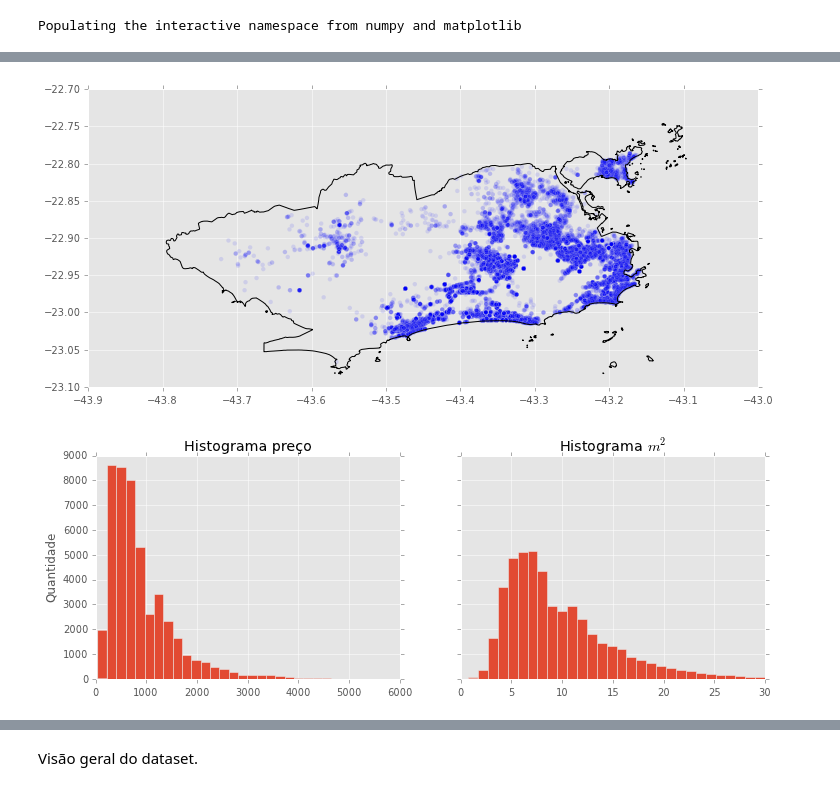
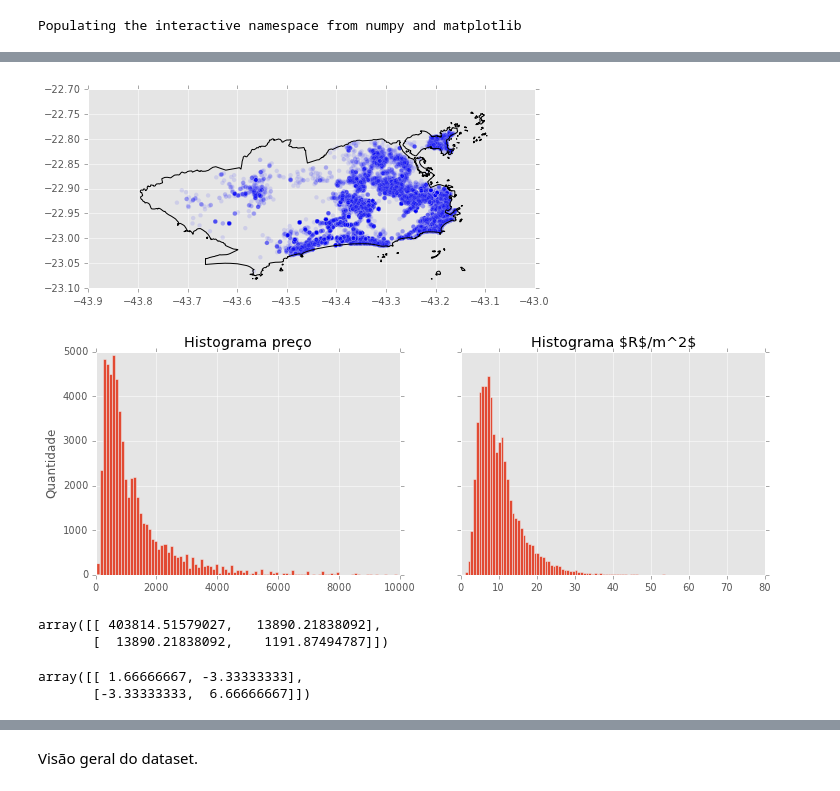
Before and after one commit to sergiosilvar/fgv_dissertacao, a Jupyter notebook: ipython_notebook/Analises.ipynb, the cells around one changed output, grey strips where cells are left out. Drawn from its saved outputs; the diff is of its cells as text; code cells hidden in the pictures.

```diff
--- a/ipython_notebook/Analises.ipynb
+++ b/ipython_notebook/Analises.ipynb
@@ -4,6 +4,8 @@
 import zap_util as z
 
 import geopandas as gp
+
+rcParams['figure.figsize'] = 8,8
 # %% [output]
 Populating the interactive namespace from numpy and matplotlib
 # %%
@@ -41,21 +43,30 @@ df.describe()
 # %%
-# Plot com alpha 0 para verificar a aglomeração dos imóveis.
+# Plot para verificar a aglomeração dos imóveis.
 g = gp.GeoDataFrame.from_postgis('select * from cidade',z.con)
 g.plot(alpha=0);
 scatter(df.lng,df.lat,alpha=0.1);
 # %% [output]
-[figure, old version]
+[figure, new version]
 # %%
 f,a = subplots(1,2,sharey=True)
-figsize = f.get_size_inches()
-f.set_size_inches(figsize[0]*2,figsize[1])
+f.set_size_inches(12,4)
 a0,a1 = a
-bins=30
+bins=100
 a0.hist(df.preco,bins=bins);
 a0.set_title(u'Histograma preço');
 a0.set_ylabel('Quantidade')
 
 a1.hist(df.m2,bins=bins)
-a1.set_title(u'Histograma $m^2$');
+a1.set_title(u'Histograma $R$/m^2$');
 # %% [output]
-[figure, old version]
+[figure, new version]
+# %%
+cov(df.preco,df.area)
+# %% [output]
+array([[ 403814.51579027,   13890.21838092],
+       [  13890.21838092,    1191.87494787]])
+# %%
+cov([1,2,3,4],[-2,-4,-6,-8])
+# %% [output]
+array([[ 1.66666667, -3.33333333],
+       [-3.33333333,  6.66666667]])
```
Also changed, not shown: parts of 12 cells of this notebook, 7 other files.
